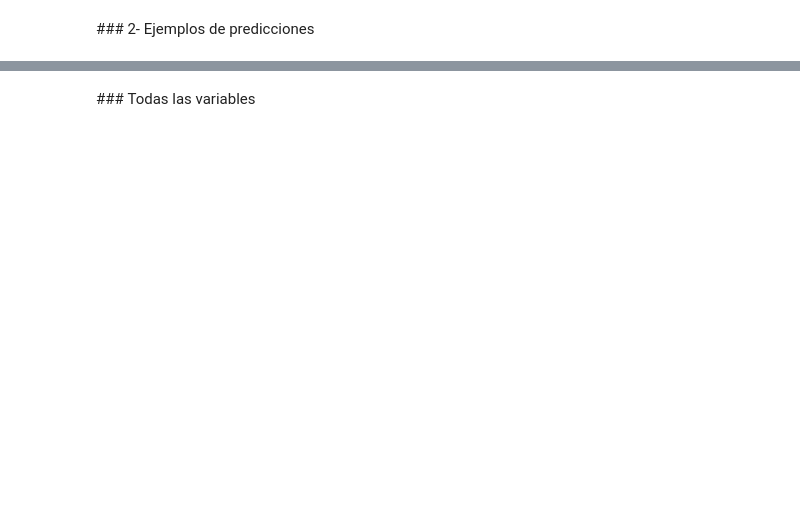
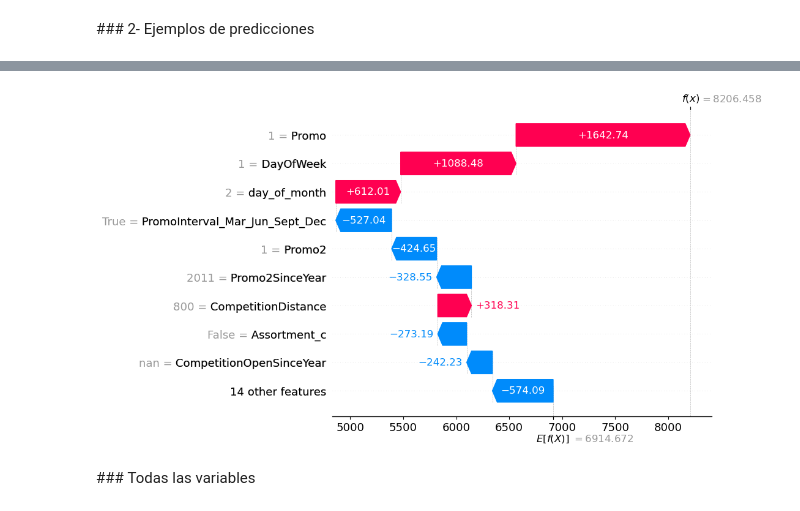
Before and after one commit to zayo1511/LabAprEst, a Jupyter notebook: Parcial4/shap_rossman_lightgbm_sin_resolver.ipynb, the cells around one changed output, grey strips where cells are left out. Cells and saved outputs as stored; diff of their text form; code cells hidden in the pictures; blank space fills up the shorter version.

```diff
--- a/Parcial4/shap_rossman_lightgbm_sin_resolver.ipynb
+++ b/Parcial4/shap_rossman_lightgbm_sin_resolver.ipynb
@@ -251,7 +251,11 @@ pip install shap
 import shap
 
 # Sample de 10K loans
+X_shap = X_test.sample(10000, random_state=42)
 
 # Inicializa los shaps explainer SHAP, shap.TreeExplainer
+explainer = shap.TreeExplainer(model)
 
 # explainer.shap_values
+shap_values = explainer.shap_values(X_shap)
+shap_values
@@ -259,6 +277,12 @@ import shap
 ### 2- Ejemplos de predicciones
 # %%
 # Incicializa los shaps  initjs()
+shap.initjs()
 
 # Para visualizar shap individual con waterfall plot
 # input: shap.Explanation(values=shaps[0])
+shap.waterfall_plot(shap.Explanation(values=shap_values[0],
+                                  feature_names=X_shap.columns,
+                                  base_values=explainer.expected_value,
+                                  data=X_shap.iloc[0]))
+# %% [output]
@@ -265,3 +290,4 @@ import shap
+[figure, added]
 # %% [markdown]
 ### Todas las variables
 # %%
```
Also changed, not shown: parts of 6 cells of this notebook.
